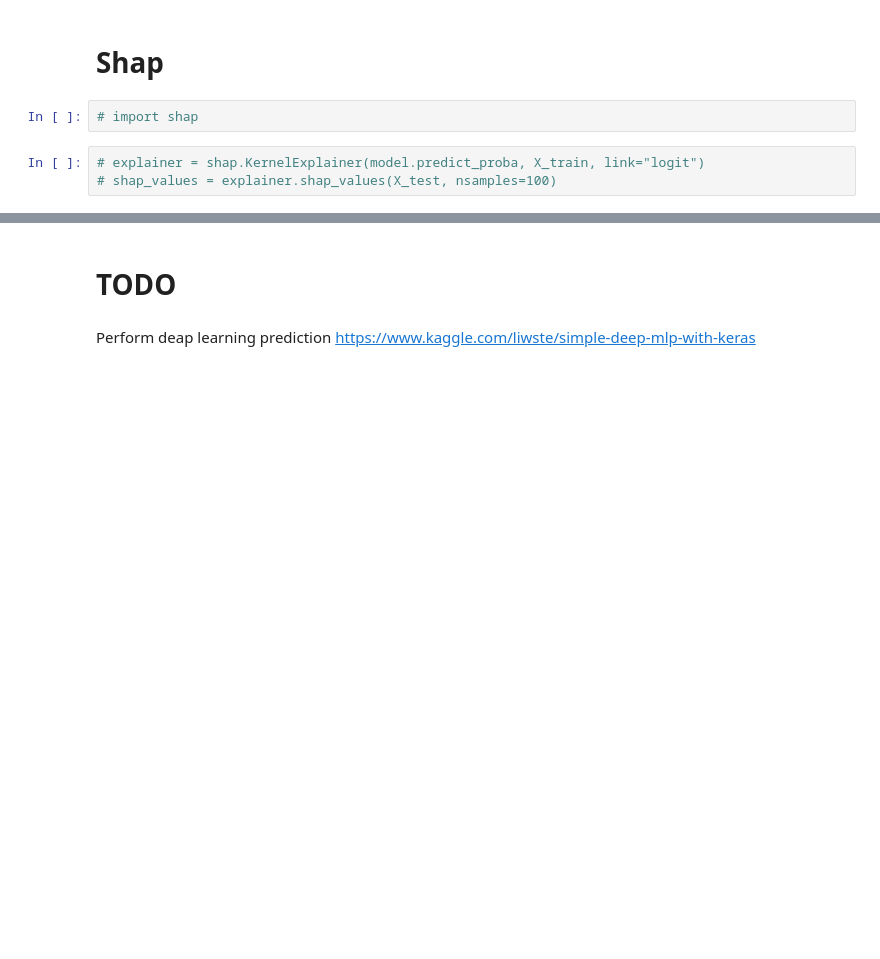
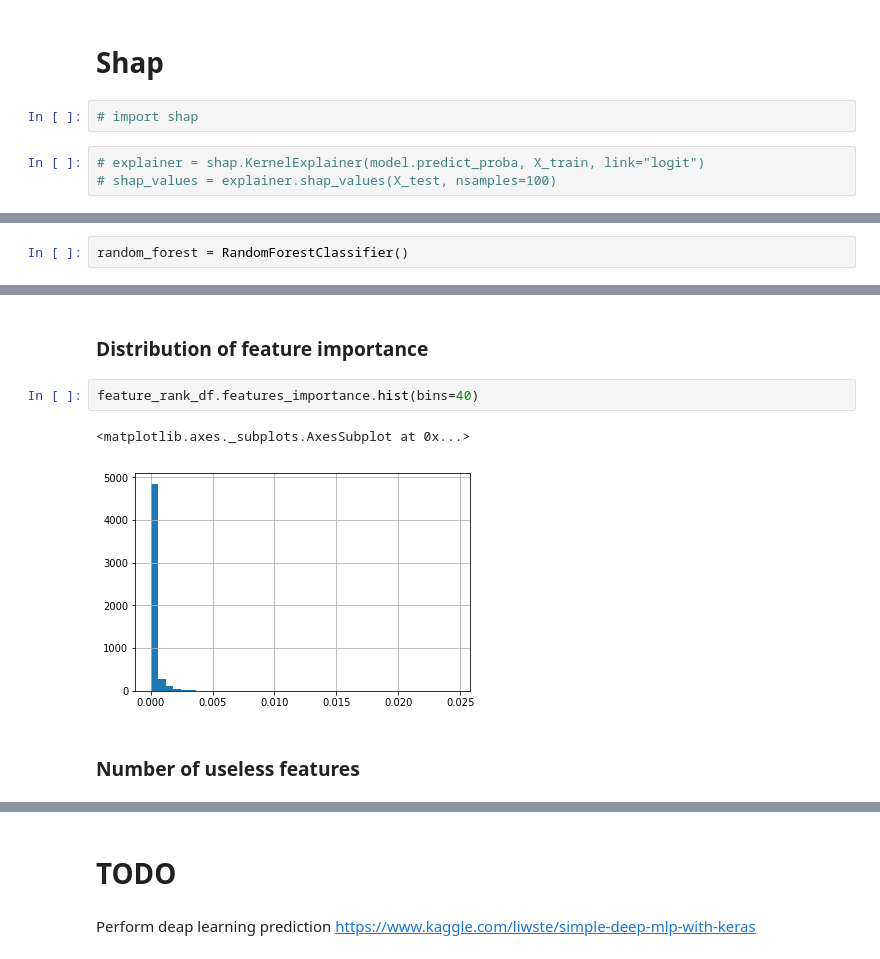
Before and after one commit to kjprice/smu-machine-learning, a Jupyter notebook: final/EDA.ipynb, the cells around one changed output, grey strips where cells are left out. Drawn from its saved outputs; the diff is of its cells as text; blank space fills up the shorter version.

```diff
--- a/final/EDA.ipynb
+++ b/final/EDA.ipynb
@@ -546,0 +550,2 @@ print(confusion_matrix(y_test, model.predict_classes(X_test) == 1))
+# %%
+random_forest = RandomForestClassifier()
@@ -546,0 +581,9 @@ print(confusion_matrix(y_test, model.predict_classes(X_test) == 1))
+# %% [markdown]
+### Distribution of feature importance
+# %%
+feature_rank_df.features_importance.hist(bins=40)
+# %% [output]
+<matplotlib.axes._subplots.AxesSubplot at 0x...>
+[figure, added]
+# %% [markdown]
+### Number of useless features
```
Also changed, not shown: parts of 12 cells of this notebook.
